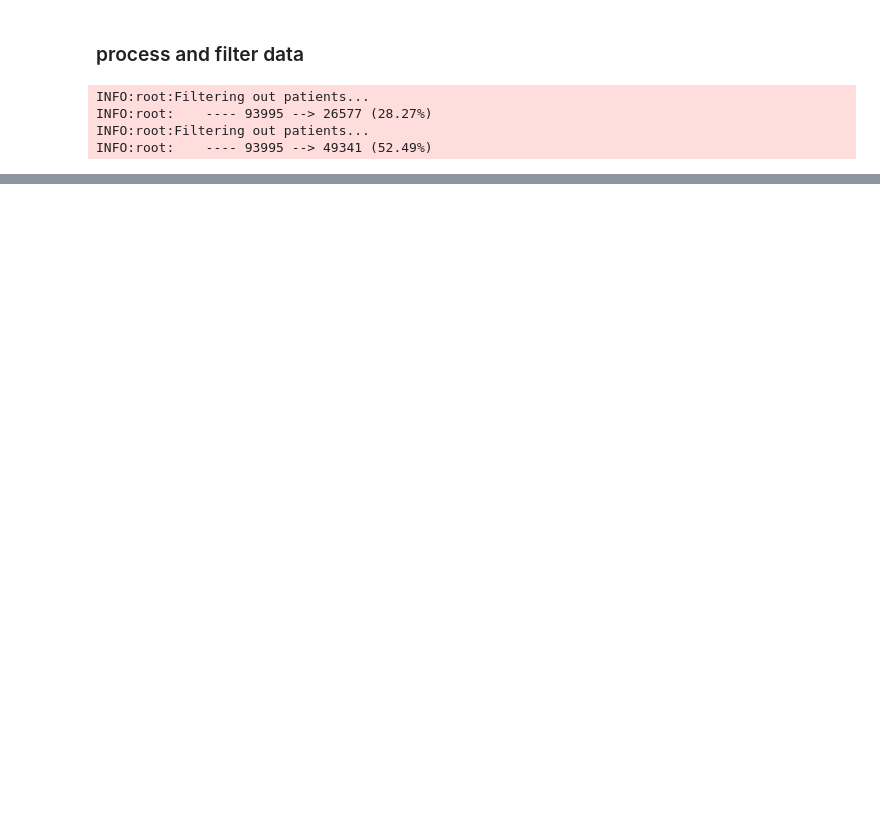
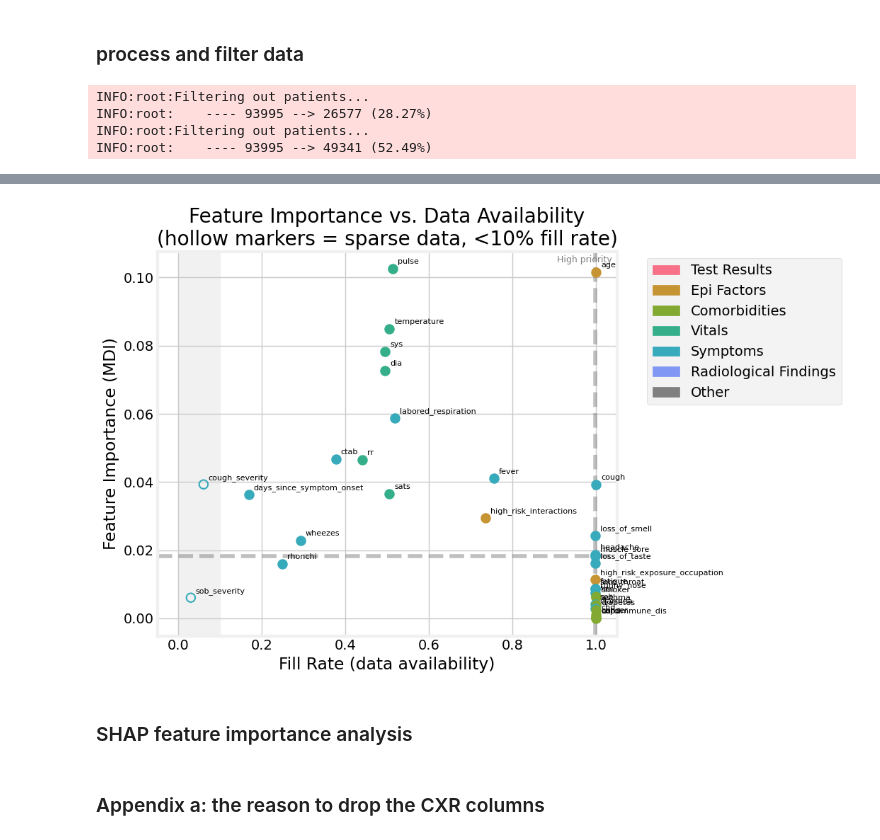
Before and after one commit to omriRozen95/covidclinicaldata, a Jupyter notebook: notebooks/b_load_plot.ipynb, the cells around one changed output, grey strips where cells are left out. Drawn from its saved outputs; the diff is of its cells as text; code cells hidden in the pictures; blank space fills up the shorter version.

```diff
--- a/notebooks/b_load_plot.ipynb
+++ b/notebooks/b_load_plot.ipynb
@@ -57,0 +108,6 @@ INFO:root:    ---- 93995 --> 49341 (52.49%)
+# %%
+plot_importance_vs_fill_rate(importance_df)
+# %% [output]
+[figure, added]
+# %% [markdown]
+### SHAP feature importance analysis
@@ -57,0 +121,2 @@ INFO:root:    ---- 93995 --> 49341 (52.49%)
+# %% [markdown]
+### Appendix a: the reason to drop the CXR columns
```
Also changed, not shown: parts of 20 cells of this notebook, 4 other files.
